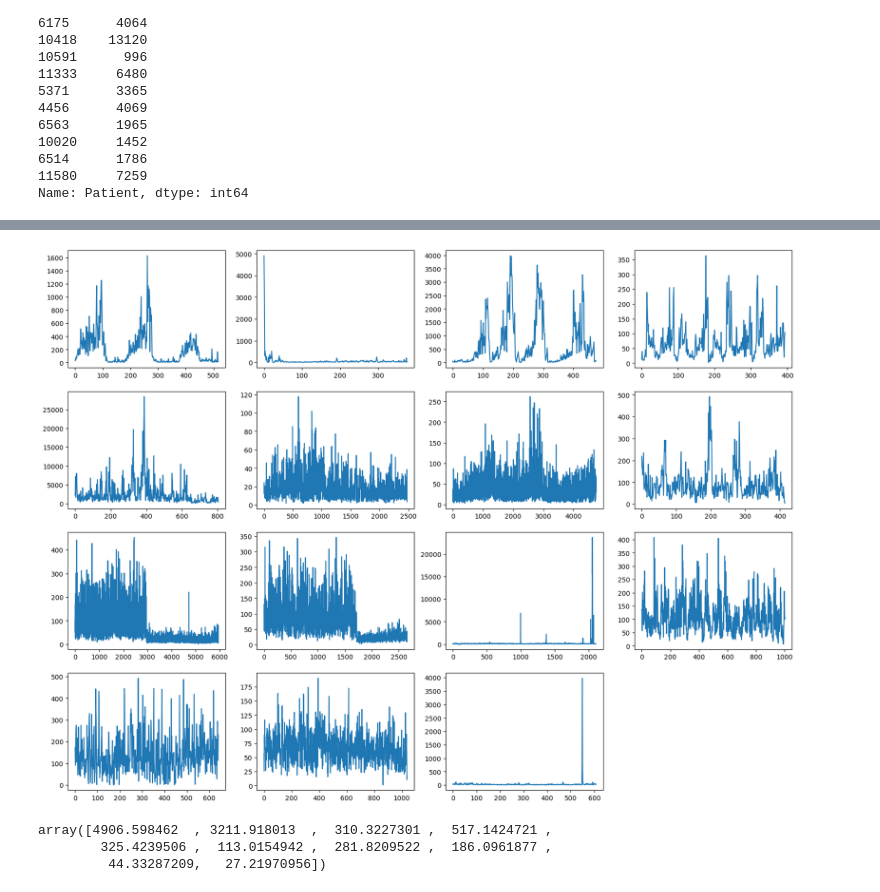
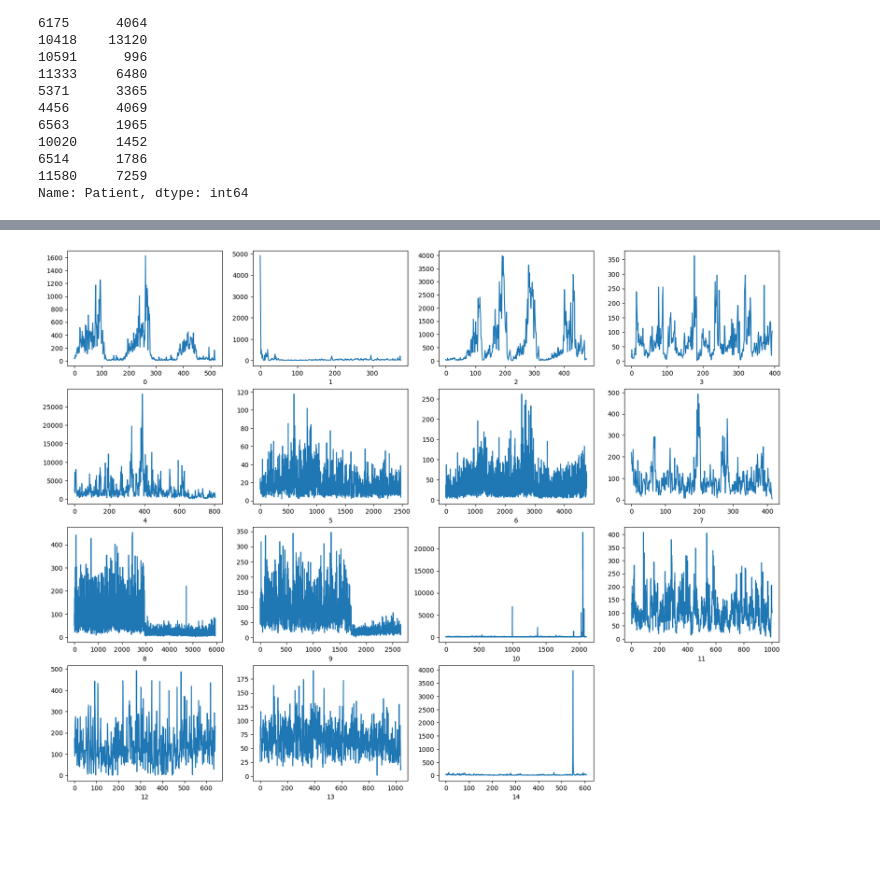
Before and after one commit to Hong-01/EE4C12-Epileptic-Seizure-Detection-using-EEG, a Jupyter notebook: Cluster.ipynb, the cells around one changed output, grey strips where cells are left out. Drawn from its saved outputs; the diff is of its cells as text; code cells hidden in the pictures; blank space fills up the shorter version.

```diff
--- a/Cluster.ipynb
+++ b/Cluster.ipynb
@@ -53,0 +73,4 @@ for i in range(Patience_num):
+# %%
+i = 0
+test0 = Patience_list[i]
+test1 = TimeSeriesScalerMeanVariance().fit_transform(test0)
@@ -54,14 +82,9 @@ for i in range(Patience_num):
 # %%
 
 plt.figure(figsize=(20, 15))
 for i in range(Patience_num):
     plt.subplot(4, 4, i+1)
     plt.plot(Patience_list[i][:, 150])
+    plt.xlabel(str(i))
 # %% [output]
-[figure, old version]
+[figure, new version]
-# %%
-Patience_list[1][:10, 150]
-# %% [output]
-array([4906.598462  , 3211.918013  ,  310.3227301 ,  517.1424721 ,
-        325.4239506 ,  113.0154942 ,  281.8209522 ,  186.0961877 ,
-         44.33287209,   27.21970956])
```
Also changed, not shown: parts of 12 cells of this notebook.
